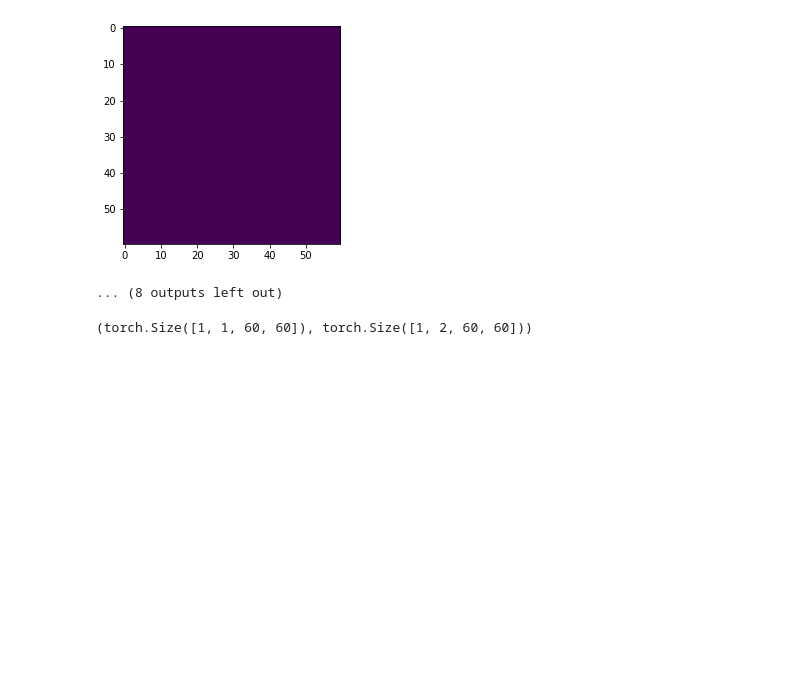
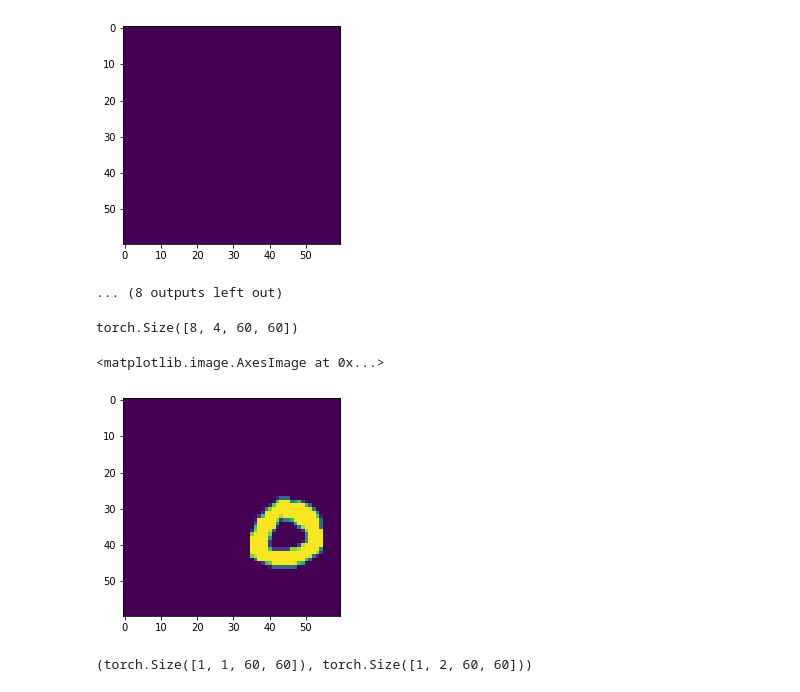
Before and after one commit to mapaf2/mnist-continual-seg, a Jupyter notebook: continual_segmentation_mnist.ipynb, the cells around one changed output. Drawn from its saved outputs; the diff is of its cells as text; code cells hidden in the pictures; blank space fills up the shorter version.

```diff
--- a/continual_segmentation_mnist.ipynb
+++ b/continual_segmentation_mnist.ipynb
@@ -118,16 +105,3 @@ for i in range(10):
 [0.]
 [figure]
 ... (8 outputs left out)
-# %%
-import torch.utils.data as data
-class continual_mnist_extended(data.Dataset):
-  def __init__(self, X, y, classes):
-    self.X = X
-    self.y = y
-    self.classes = np.array(classes)
-
-  def __getitem__(self, index):
-    return self.X[index], self.y[index, self.classes]
-
-  def __len__(self):
-    return len(self.X)
@@ -134,6 +160,21 @@ class continual_mnist_extended(data.Dataset):
 # %%
-train_data = continual_mnist_extended(processed_train_x, processed_train_y, [0,1])
-train_loader = data.DataLoader(train_data)
+train_data = continual_mnist_extended(train_x, train_y)
+train_loader = data.DataLoader(train_data, batch_size=8)
+# %%
+train_data.curr_classes = [0,1,8,2]
+train_data.curr_X, train_data.curr_y = train_data.get_curr_Xy()
+train_loader = data.DataLoader(train_data, batch_size=8)
+# %%
+a = next(iter(train_loader))
+# %%
+a[1].shape
+# %% [output]
+torch.Size([8, 4, 60, 60])
+# %%
+plt.imshow(a[1][4][0])
+# %% [output]
+<matplotlib.image.AxesImage at 0x...>
+[figure, added]
 # %%
 test_data = continual_mnist_extended(processed_test_x, processed_test_y, [0,1])
 test_loader = data.DataLoader(test_data)
```
Also changed, not shown: parts of 5 cells of this notebook.
